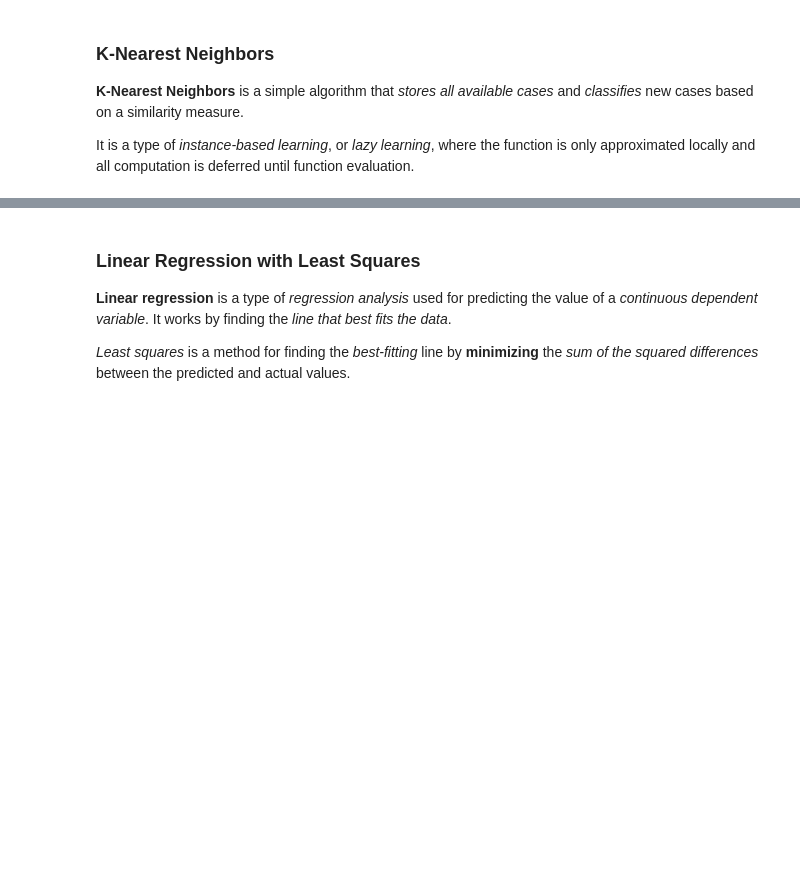
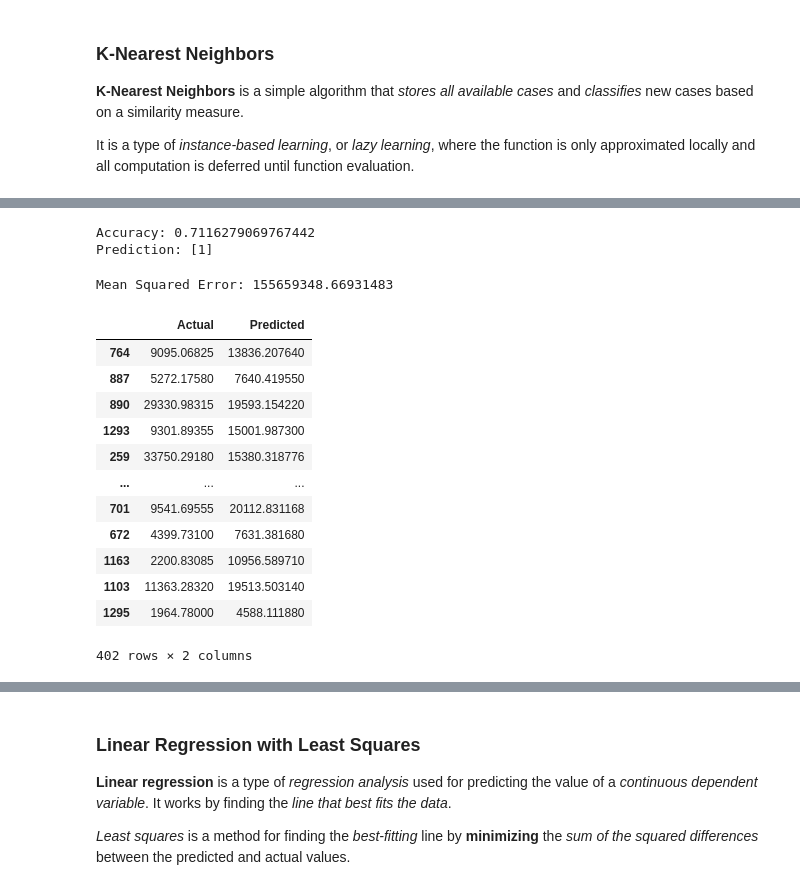
Before and after one commit to EngAndres/ud-public, a Jupyter notebook: courses/data-science-introduction/notebooks/MachineLearning.ipynb, the cells around one changed output, grey strips where cells are left out. Cells and saved outputs as stored; diff of their text form; code cells hidden in the pictures; blank space fills up the shorter version.

```diff
--- a/courses/data-science-introduction/notebooks/MachineLearning.ipynb
+++ b/courses/data-science-introduction/notebooks/MachineLearning.ipynb
@@ -41,12 +82,31 @@ until function evaluation.
 # %%
 # Classification of the data
+from sklearn.metrics import accuracy_score
+from sklearn.neighbors import KNeighborsClassifier
+from sklearn.preprocessing import StandardScaler
 
 # Feature scaling for better performance of KNN
+scaler = StandardScaler()
+columns_list = ['Pclass', 'Age', 'SibSp', 'Parch', 'Fare']
+X_train_scaled = scaler.fit_transform(X_train[columns_list])
+X_test_scaled = scaler.transform(X_test[columns_list])
 
 # Creating the KNN model
+knn = KNeighborsClassifier(n_neighbors=20)
 
 # Fitting the model with the training data
+knn.fit(X_train_scaled, Y_train)
 
 # Testing model performance
+y_hat = knn.predict(X_test_scaled)
+accuracy = accuracy_score(Y_test, y_hat)
+print(f'Accuracy: {accuracy}')
 
 # Predicting the class for the new input
+new_input = [1, 50, 1, 1, 50.0]
+new_input_scaled = scaler.transform([new_input])
+prediction = knn.predict(new_input_scaled)
+print(f'Prediction: {prediction}')
+# %% [output]
+Accuracy: 0.7116279069767442
+Prediction: [1]
@@ -63,0 +113,47 @@ until function evaluation.
+# %%
+import pandas as pd
+from sklearn.preprocessing import StandardScaler
+from sklearn.neighbors import KNeighborsRegressor
+from sklearn.model_selection import train_test_split
+from sklearn.metrics import mean_squared_error
+
+# Regression of the data
+insurance_df = pd.read_csv('datasets_kaggle/insurance.csv')
+columns_list = ['age', 'bmi', 'children'] #feature selection
+X = insurance_df[columns_list]
+Y = insurance_df['charges']
+X_train, X_test, Y_insurance_train, Y_insurance_test = train_test_split(X, Y, test_size=0.3, random_state=42)
+
+# Feature scaling for better performance of KNN
+scaler = StandardScaler()
+X_insurance_train_scaled = scaler.fit_transform(X_train)
+X_insurance_test_scaled = scaler.transform(X_test)
+
+# Creating the KNN model for regression
+knn_regressor = KNeighborsRegressor(n_neighbors=5)
+
+# Fitting the model with the training data
+knn_regressor.fit(X_insurance_train_scaled, Y_insurance_train)
+
+# test the model performance
+y_insurance_hat = knn_regressor.predict(X_insurance_test_scaled)
+mse = mean_squared_error(Y_insurance_test, y_insurance_hat)
+
+print(f'Mean Squared Error: {mse}')
+results = pd.DataFrame({'Actual': Y_insurance_test, 'Predicted': y_insurance_hat})
+results
+# %% [output]
+Mean Squared Error: 155659348.66931483
+|  | Actual | Predicted |
+| 764 | 9095.06825 | 13836.207640 |
+| 887 | 5272.17580 | 7640.419550 |
+| 890 | 29330.98315 | 19593.154220 |
+| 1293 | 9301.89355 | 15001.987300 |
+| 259 | 33750.29180 | 15380.318776 |
+| ... | ... | ... |
+| 701 | 9541.69555 | 20112.831168 |
+| 672 | 4399.73100 | 7631.381680 |
+| 1163 | 2200.83085 | 10956.589710 |
+| 1103 | 11363.28320 | 19513.503140 |
+| 1295 | 1964.78000 | 4588.111880 |
+402 rows × 2 columns
```
Also changed, not shown: parts of 17 cells of this notebook, 4 other files.
